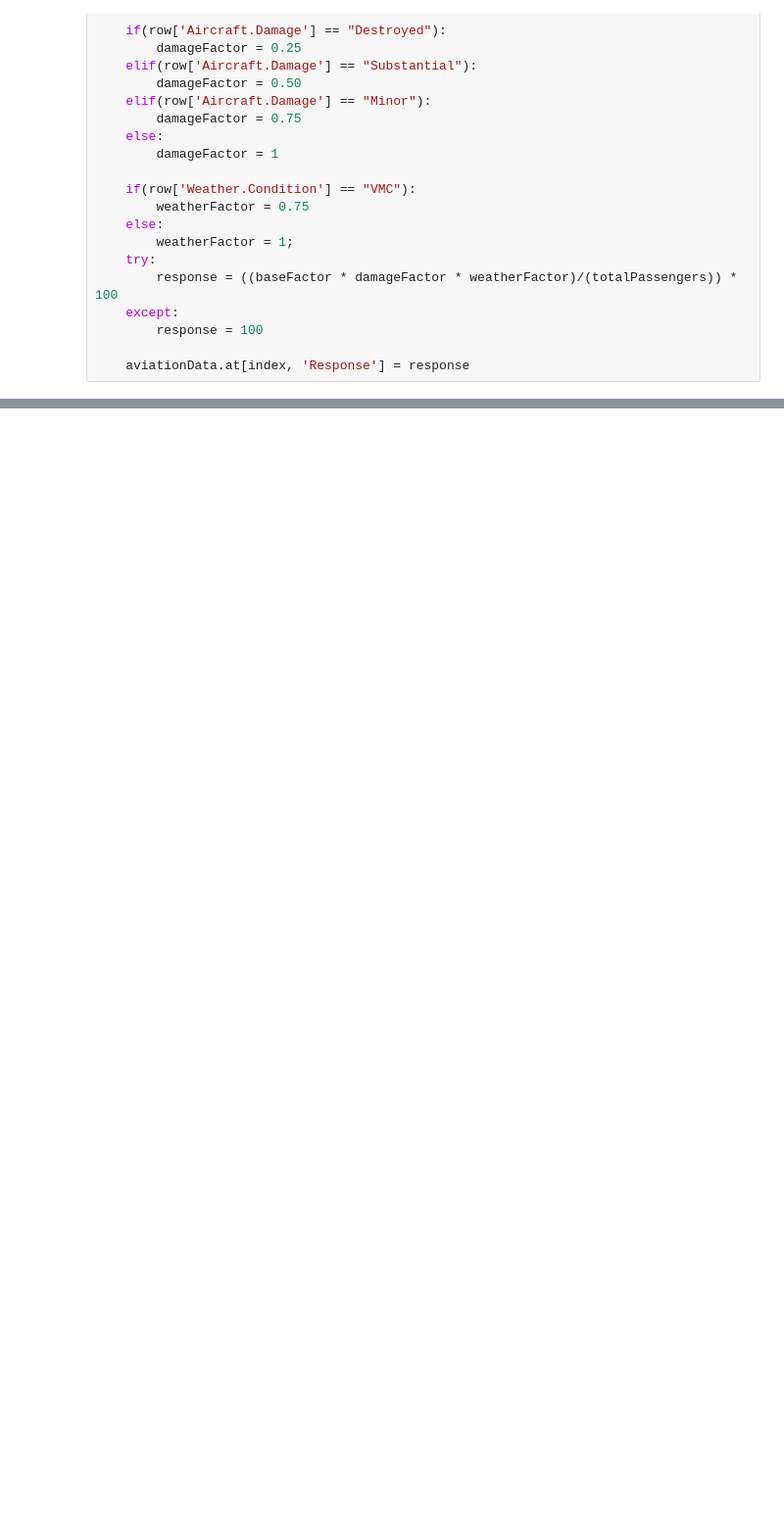
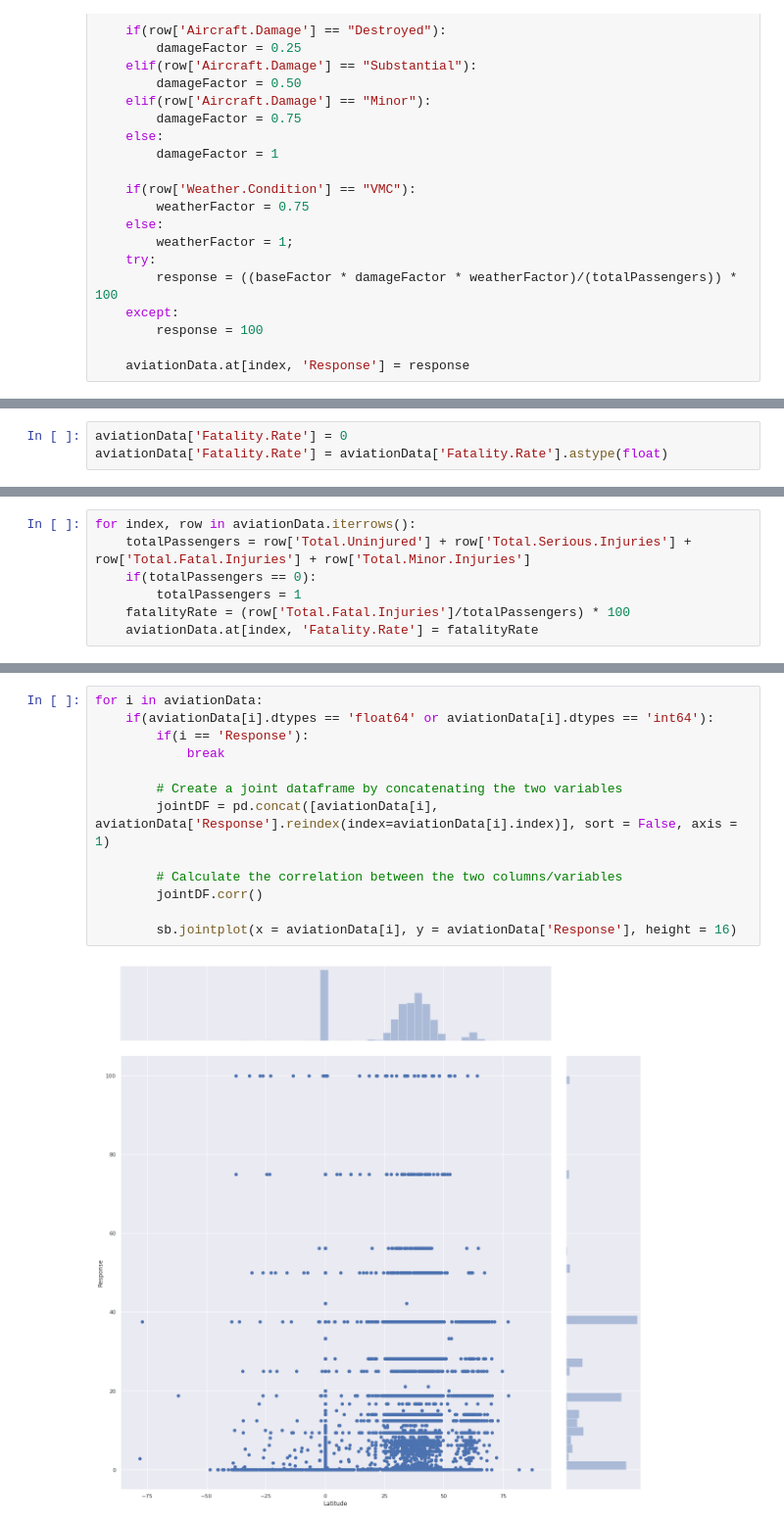
Before and after one commit to zhiminy/DSAI-Mini-Project, a Jupyter notebook: Mini_Project_Exploratory.ipynb, the cells around one changed output, grey strips where cells are left out. Shown: that part at 98% size. Cells and saved outputs as stored; diff of their text form; blank space fills up the shorter version.

```diff
--- a/Mini_Project_Exploratory.ipynb
+++ b/Mini_Project_Exploratory.ipynb
@@ -193,0 +197,3 @@ Name: Response, dtype: float64
+# %%
+aviationData['Fatality.Rate'] = 0
+aviationData['Fatality.Rate'] = aviationData['Fatality.Rate'].astype(float)
@@ -193,0 +209,7 @@ Name: Response, dtype: float64
+# %%
+for index, row in aviationData.iterrows():
+    totalPassengers = row['Total.Uninjured'] + row['Total.Serious.Injuries'] + row['Total.Fatal.Injuries'] + row['Total.Minor.Injuries']
+    if(totalPassengers == 0):
+        totalPassengers = 1
+    fatalityRate = (row['Total.Fatal.Injuries']/totalPassengers) * 100
+    aviationData.at[index, 'Fatality.Rate'] = fatalityRate
@@ -193,0 +225,15 @@ Name: Response, dtype: float64
+# %%
+for i in aviationData:
+    if(aviationData[i].dtypes == 'float64' or aviationData[i].dtypes == 'int64'):
+        if(i == 'Response'):
+            break
+
+        # Create a joint dataframe by concatenating the two variables
+        jointDF = pd.concat([aviationData[i], aviationData['Response'].reindex(index=aviationData[i].index)], sort = False, axis = 1)
+
+        # Calculate the correlation between the two columns/variables
+        jointDF.corr()
+
+        sb.jointplot(x = aviationData[i], y = aviationData['Response'], height = 16)
+# %% [output]
+[figure, added]
```
Also changed, not shown: parts of 27 cells of this notebook.
